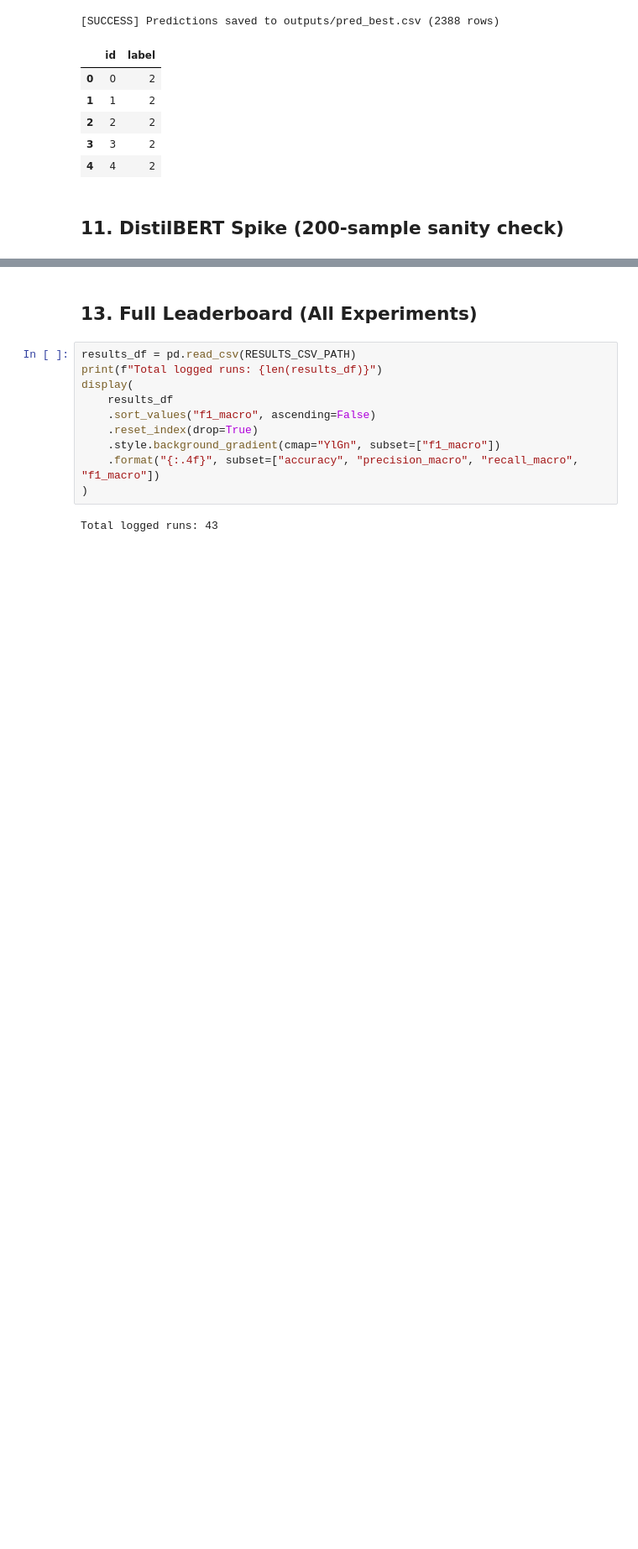
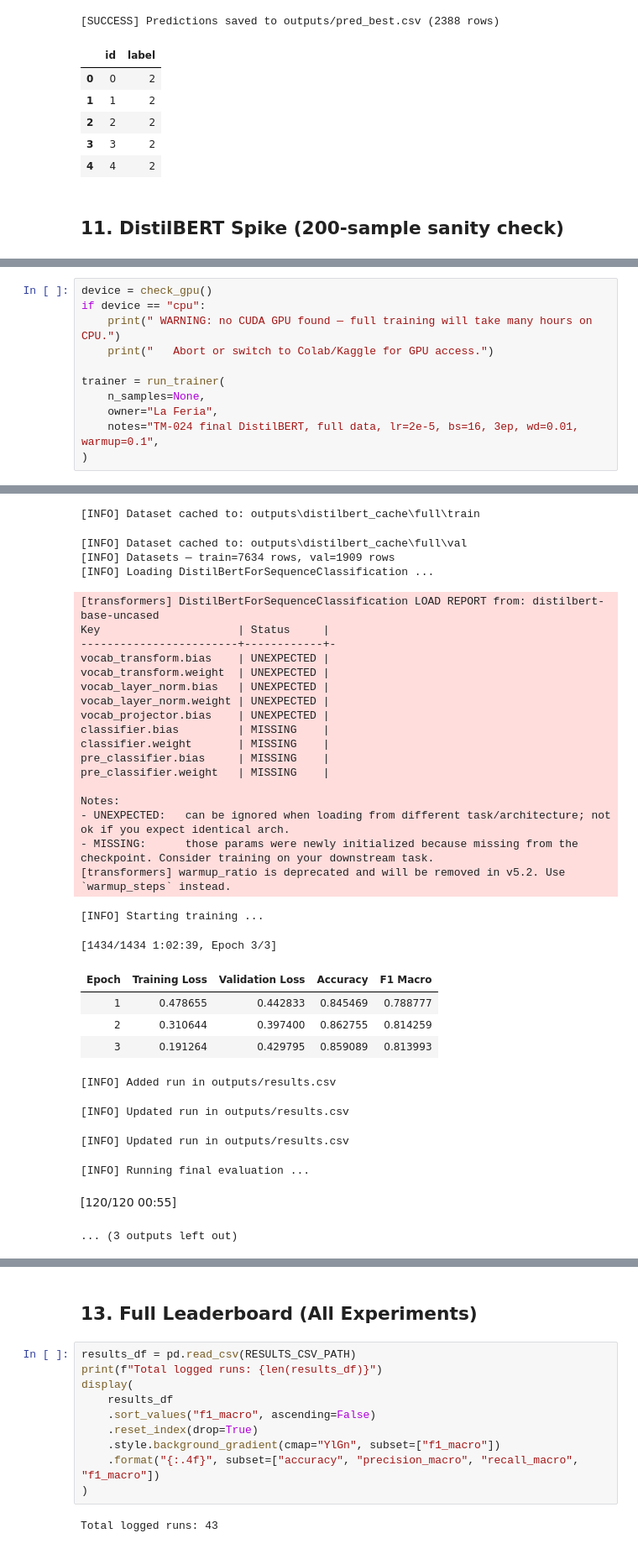
Before and after one commit to GoncaloBento/text-mining-tweet-classification, a Jupyter notebook: notebooks/Model.ipynb, the cells around one changed output, grey strips where cells are left out. Shown at 84% size. Drawn from its saved outputs; the diff is of its cells as text; blank space fills up the shorter version.

```diff
--- a/notebooks/Model.ipynb
+++ b/notebooks/Model.ipynb
@@ -886,0 +846,12 @@ Notes:
+# %%
+device = check_gpu()
+if device == "cpu":
+    print(" WARNING: no CUDA GPU found — full training will take many hours on CPU.")
+    print("   Abort or switch to Colab/Kaggle for GPU access.")
+
+trainer = run_trainer(
+    n_samples=None,
+    owner="La Feria",
+    notes="TM-024 final DistilBERT, full data, lr=2e-5, bs=16, 3ep, wd=0.01, warmup=0.1",
+)
+# %% [output]
@@ -886,0 +865,33 @@ Notes:
+[INFO] Dataset cached to: outputs\distilbert_cache\full\train
+[INFO] Dataset cached to: outputs\distilbert_cache\full\val
+[INFO] Datasets — train=7634 rows, val=1909 rows
+[INFO] Loading DistilBertForSequenceClassification ...
+[transformers] DistilBertForSequenceClassification LOAD REPORT from: distilbert-base-uncased
+Key                     | Status     |
+------------------------+------------+-
+vocab_transform.bias    | UNEXPECTED |
+vocab_transform.weight  | UNEXPECTED |
+vocab_layer_norm.bias   | UNEXPECTED |
+vocab_layer_norm.weight | UNEXPECTED |
+vocab_projector.bias    | UNEXPECTED |
+classifier.bias         | MISSING    |
+classifier.weight       | MISSING    |
+pre_classifier.bias     | MISSING    |
+pre_classifier.weight   | MISSING    |
+
+Notes:
+- UNEXPECTED:   can be ignored when loading from different task/architecture; not ok if you expect identical arch.
+- MISSING:      those params were newly initialized because missing from the checkpoint. Consider training on your downstream task.
+[transformers] warmup_ratio is deprecated and will be removed in v5.2. Use `warmup_steps` instead.
+[INFO] Starting training ...
+[1434/1434 1:02:39, Epoch 3/3]
+| Epoch | Training Loss | Validation Loss | Accuracy | F1 Macro |
+| 1 | 0.478655 | 0.442833 | 0.845469 | 0.788777 |
+| 2 | 0.310644 | 0.397400 | 0.862755 | 0.814259 |
+| 3 | 0.191264 | 0.429795 | 0.859089 | 0.813993 |
+[INFO] Added run in outputs/results.csv
+[INFO] Updated run in outputs/results.csv
+[INFO] Updated run in outputs/results.csv
+[INFO] Running final evaluation ...
+[120/120 00:55]
+... (3 outputs left out)
```
Also changed, not shown: parts of 34 cells of this notebook, 5 other files.
